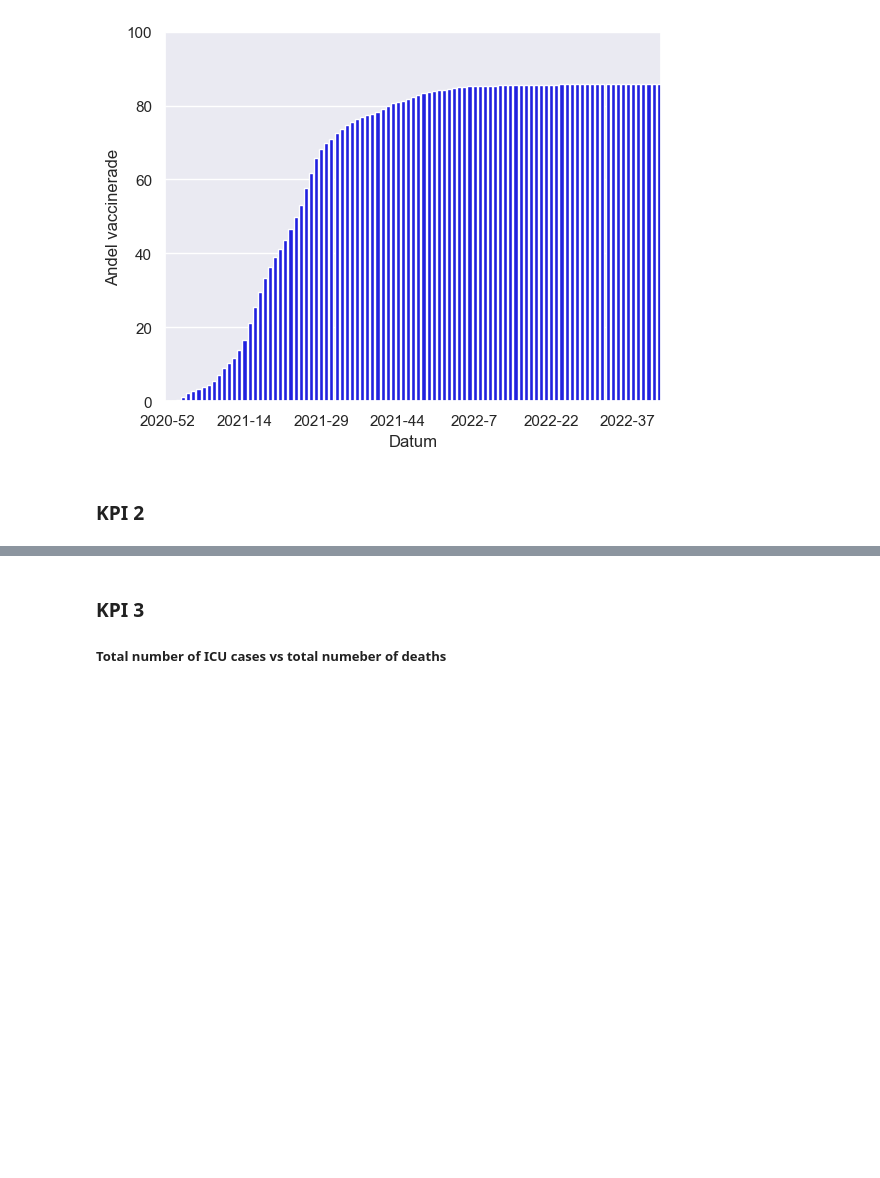
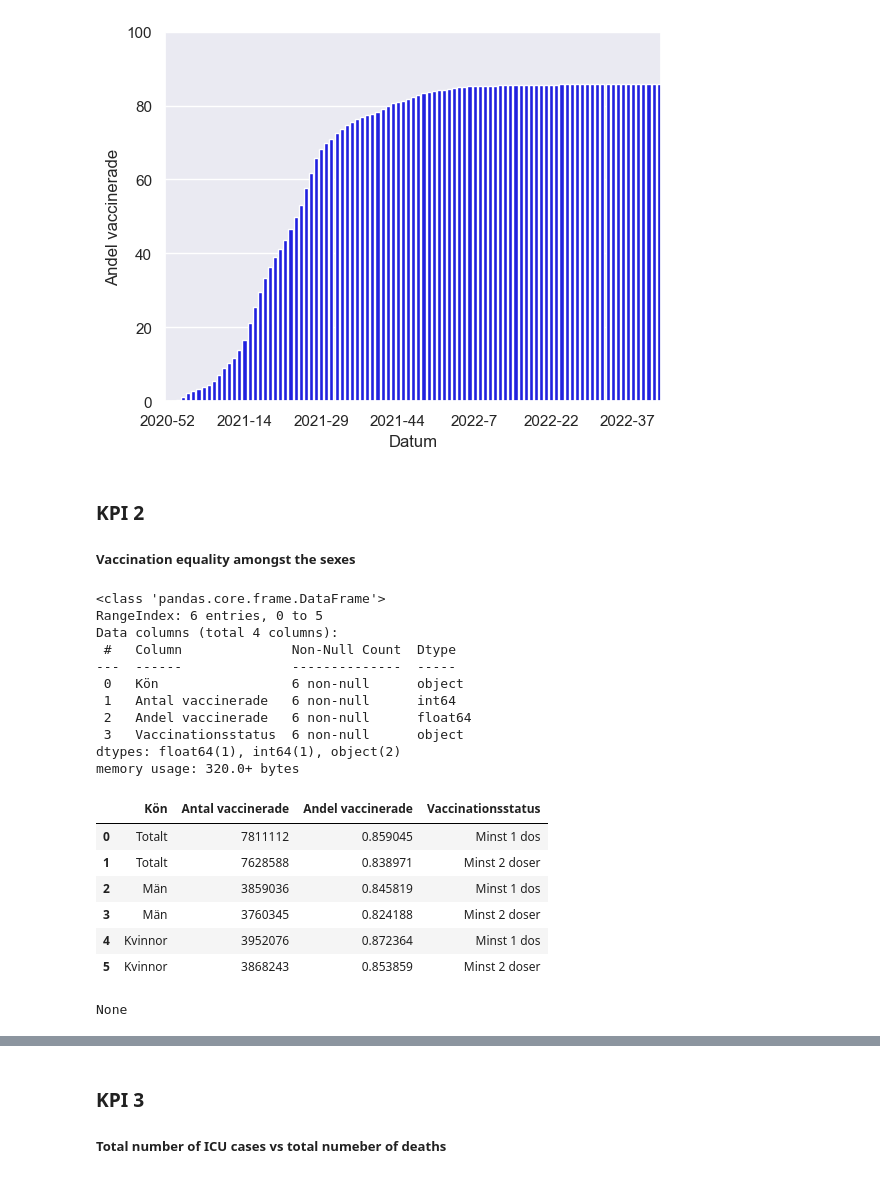
Before and after one commit to Kevy69/Databehandling-Kevin, a Jupyter notebook: Labs/Lab 1/Testing.ipynb, the cells around one changed output, grey strips where cells are left out. Cells and saved outputs as stored; diff of their text form; code cells hidden in the pictures; blank space fills up the shorter version.

```diff
--- a/Labs/Lab 1/Testing.ipynb
+++ b/Labs/Lab 1/Testing.ipynb
@@ -532,3 +532,4 @@ fig.savefig("Visualiseringar/KPI1.png")
 [figure]
 # %% [markdown]
 ### KPI 2
+##### Vaccination equality amongst the sexes
@@ -534,0 +539,22 @@ fig.savefig("Visualiseringar/KPI1.png")
+# %%
+display(vaccine_sexes.head(30), vaccine_sexes.info())
+# %% [output]
+<class 'pandas.core.frame.DataFrame'>
+RangeIndex: 6 entries, 0 to 5
+Data columns (total 4 columns):
+ #   Column              Non-Null Count  Dtype
+---  ------              --------------  -----
+ 0   Kön                 6 non-null      object
+ 1   Antal vaccinerade   6 non-null      int64
+ 2   Andel vaccinerade   6 non-null      float64
+ 3   Vaccinationsstatus  6 non-null      object
+dtypes: float64(1), int64(1), object(2)
+memory usage: 320.0+ bytes
+|  | Kön | Antal vaccinerade | Andel vaccinerade | Vaccinationsstatus |
+| 0 | Totalt | 7811112 | 0.859045 | Minst 1 dos |
+| 1 | Totalt | 7628588 | 0.838971 | Minst 2 doser |
+| 2 | Män | 3859036 | 0.845819 | Minst 1 dos |
+| 3 | Män | 3760345 | 0.824188 | Minst 2 doser |
+| 4 | Kvinnor | 3952076 | 0.872364 | Minst 1 dos |
+| 5 | Kvinnor | 3868243 | 0.853859 | Minst 2 doser |
+None
```
Also changed, not shown: parts of 5 cells of this notebook, 9 other files.
